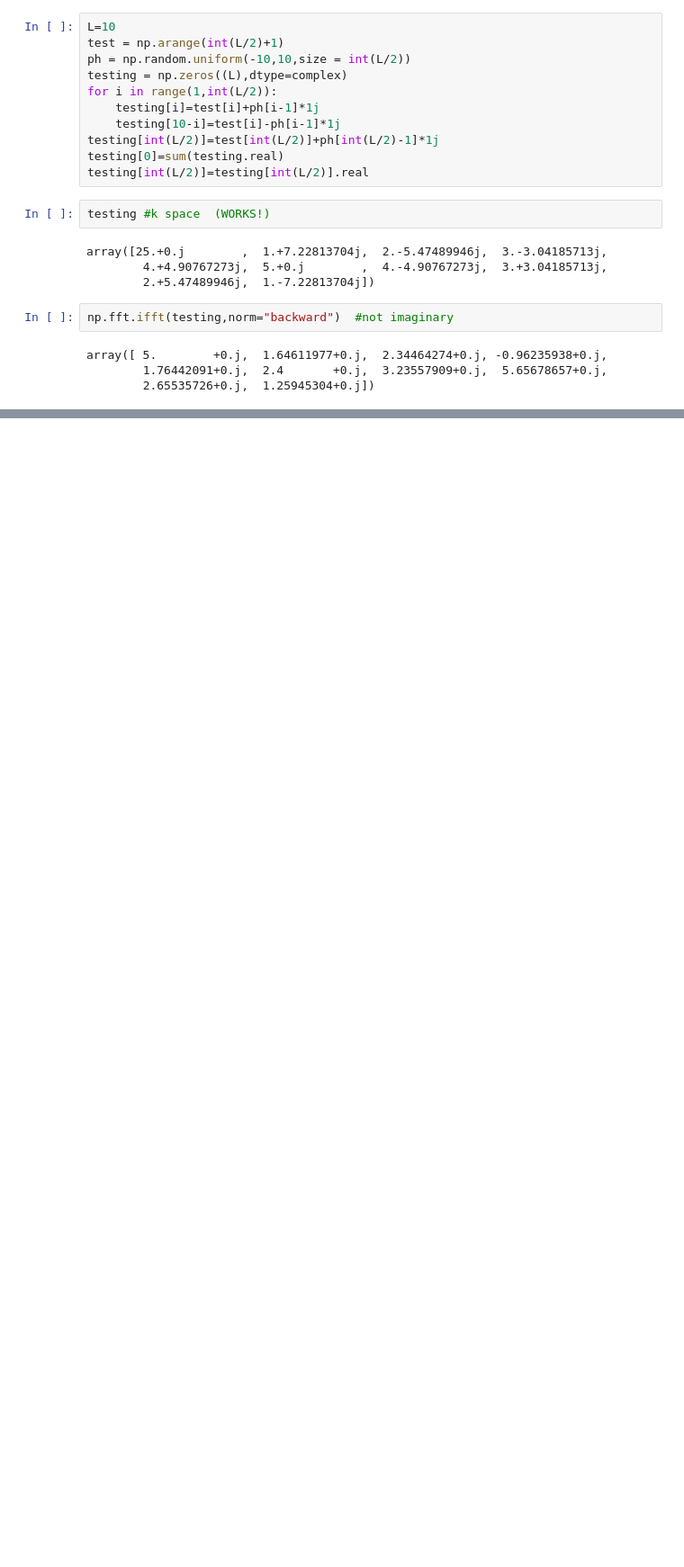
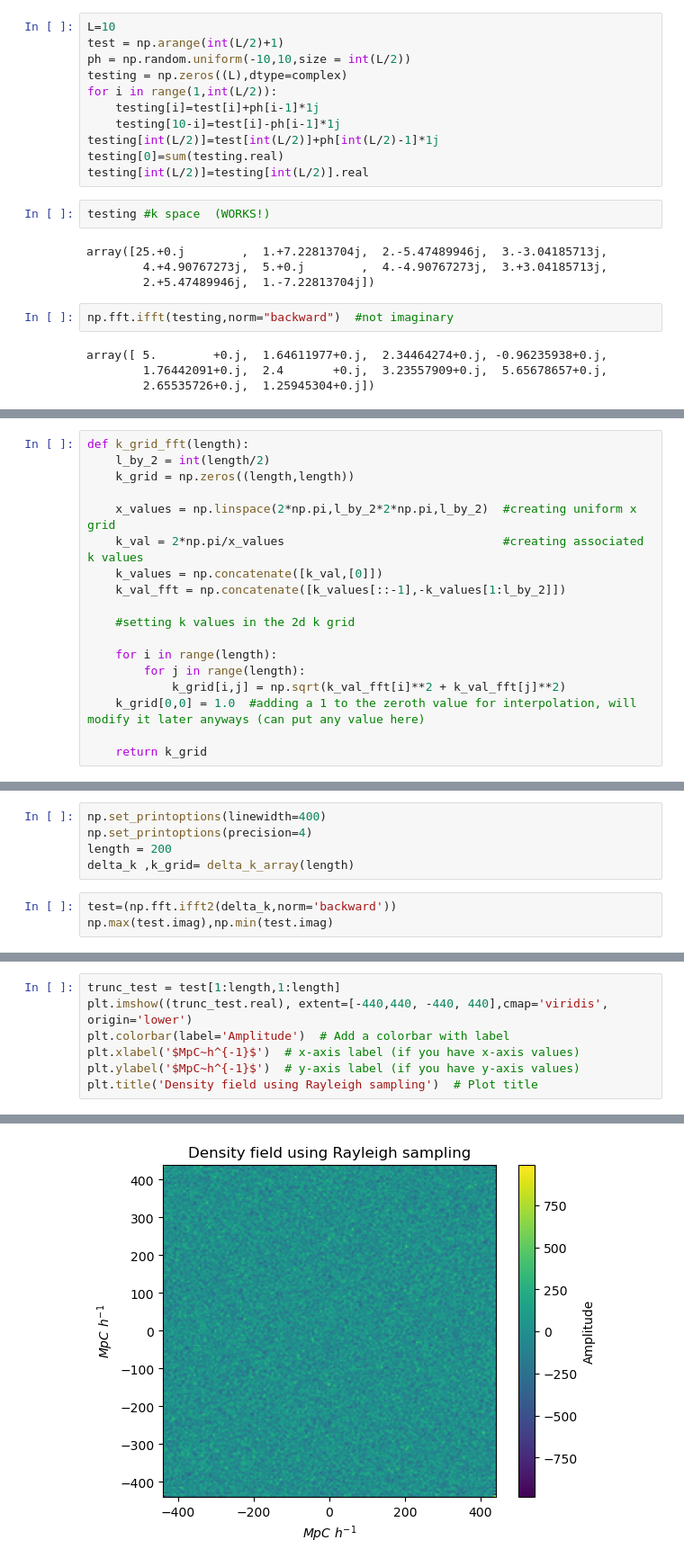
Before and after one commit to satvik-m97/PhD_thesis, a Jupyter notebook: DM_density_field.ipynb, the cells around one changed output, grey strips where cells are left out. Shown at 90% size. Cells and saved outputs as stored; diff of their text form; blank space fills up the shorter version.

Commit message:
Added density simulation from white noise and comparison

```diff
--- a/DM_density_field.ipynb
+++ b/DM_density_field.ipynb
@@ -120,0 +46,18 @@ array([[  2.1+0.j, -29.9+0.j, -53.8+0.j, -69.4+0.j, -54.1+0.j, -30.3+0.j],
+# %%
+def k_grid_fft(length):
+    l_by_2 = int(length/2)
+    k_grid = np.zeros((length,length))
+
+    x_values = np.linspace(2*np.pi,l_by_2*2*np.pi,l_by_2)  #creating uniform x grid
+    k_val = 2*np.pi/x_values                               #creating associated k values
+    k_values = np.concatenate([k_val,[0]])
+    k_val_fft = np.concatenate([k_values[::-1],-k_values[1:l_by_2]])
+
+    #setting k values in the 2d k grid
+
+    for i in range(length):
+        for j in range(length):
+            k_grid[i,j] = np.sqrt(k_val_fft[i]**2 + k_val_fft[j]**2)
+    k_grid[0,0] = 1.0  #adding a 1 to the zeroth value for interpolation, will modify it later anyways (can put any value here)
+
+    return k_grid
@@ -120,0 +117,8 @@ array([[  2.1+0.j, -29.9+0.j, -53.8+0.j, -69.4+0.j, -54.1+0.j, -30.3+0.j],
+# %%
+np.set_printoptions(linewidth=400)
+np.set_printoptions(precision=4)
+length = 200
+delta_k ,k_grid= delta_k_array(length)
+# %%
+test=(np.fft.ifft2(delta_k,norm='backward'))
+np.max(test.imag),np.min(test.imag)
@@ -120,0 +127,8 @@ array([[  2.1+0.j, -29.9+0.j, -53.8+0.j, -69.4+0.j, -54.1+0.j, -30.3+0.j],
+# %%
+trunc_test = test[1:length,1:length]
+plt.imshow((trunc_test.real), extent=[-440,440, -440, 440],cmap='viridis', origin='lower')
+plt.colorbar(label='Amplitude')  # Add a colorbar with label
+plt.xlabel('$MpC~h^{-1}$')  # x-axis label (if you have x-axis values)
+plt.ylabel('$MpC~h^{-1}$')  # y-axis label (if you have y-axis values)
+plt.title('Density field using Rayleigh sampling')  # Plot title
+# %% [output]
@@ -120,0 +136 @@ array([[  2.1+0.j, -29.9+0.j, -53.8+0.j, -69.4+0.j, -54.1+0.j, -30.3+0.j],
+[figure, added]
```
Also changed, not shown: parts of 20 cells of this notebook.
